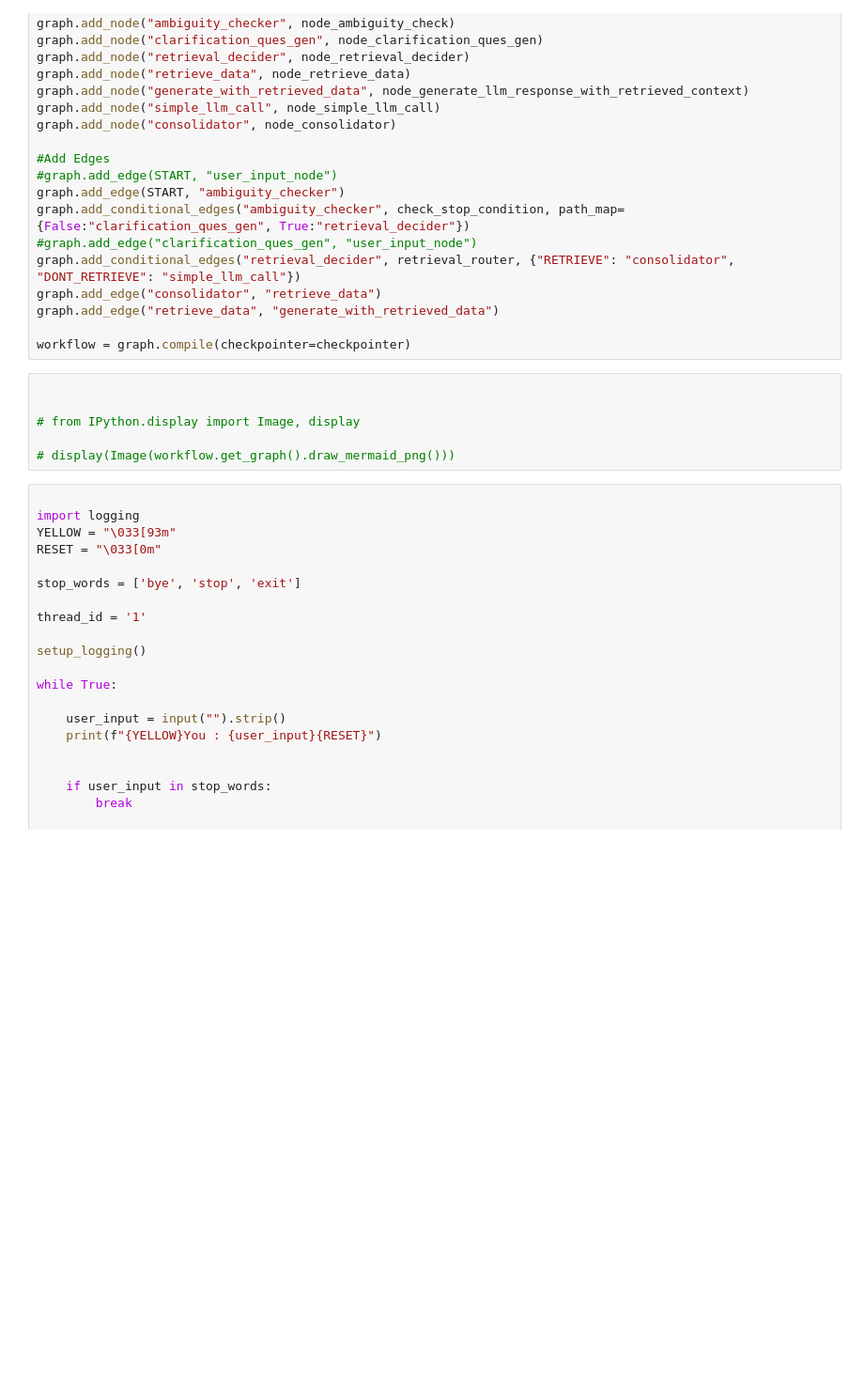
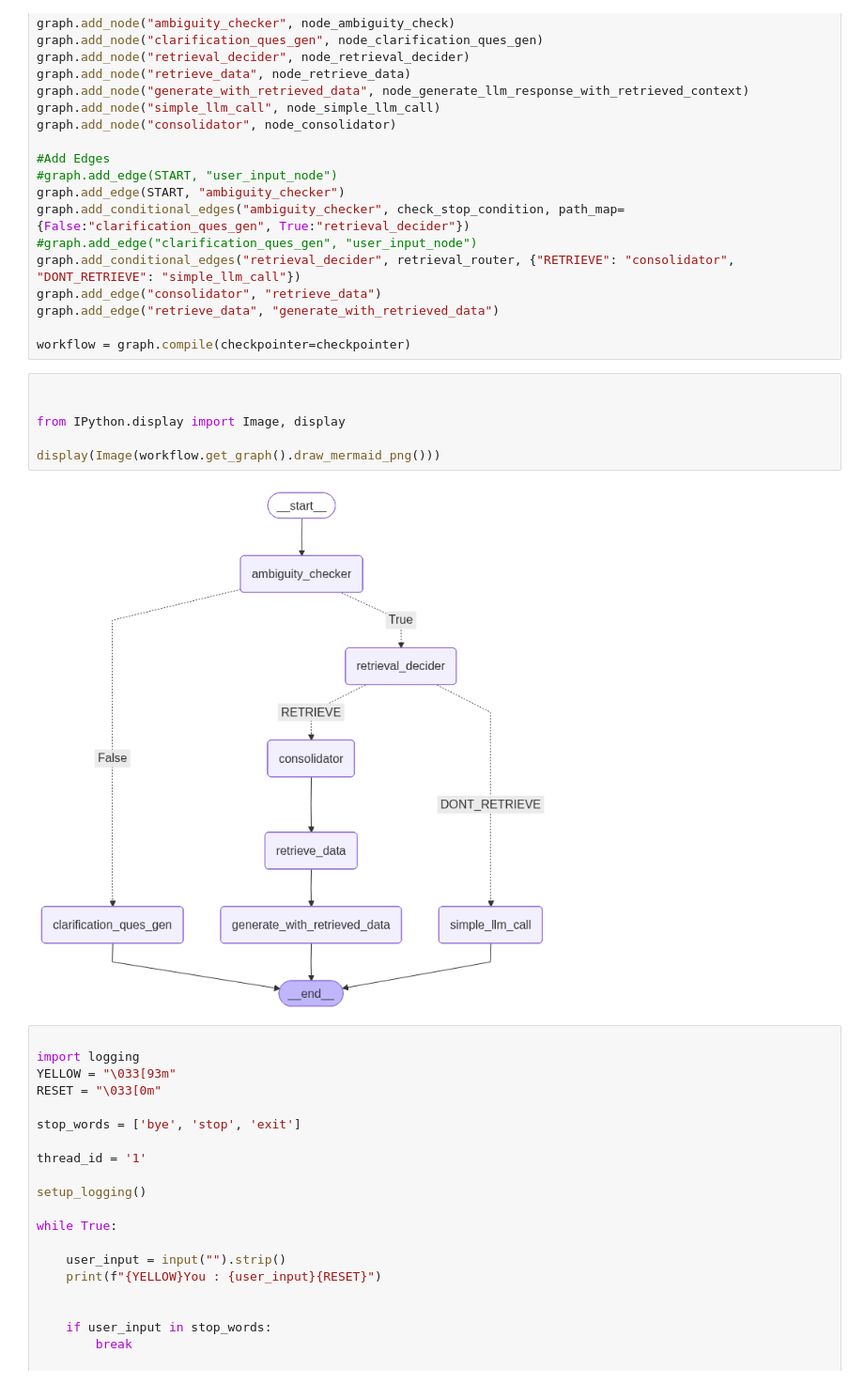
Before and after one commit to m-kamaal/LegalAI, a Jupyter notebook: jupyter/langgraph_agent.ipynb, the cells around one changed output. Shown at 94% size. Saved outputs shown, nothing was run; the diff lists cells and outputs as text; blank space fills up the shorter version.

```diff
--- a/jupyter/langgraph_agent.ipynb
+++ b/jupyter/langgraph_agent.ipynb
@@ -235,9 +235,11 @@ workflow = graph.compile(checkpointer=checkpointer)
 # %%
 
 
-# from IPython.display import Image, display
+from IPython.display import Image, display
 
-# display(Image(workflow.get_graph().draw_mermaid_png()))
+display(Image(workflow.get_graph().draw_mermaid_png()))
+# %% [output]
+[figure, added]
 # %%
 
 import logging
```
Also changed, not shown: 25 other files.
